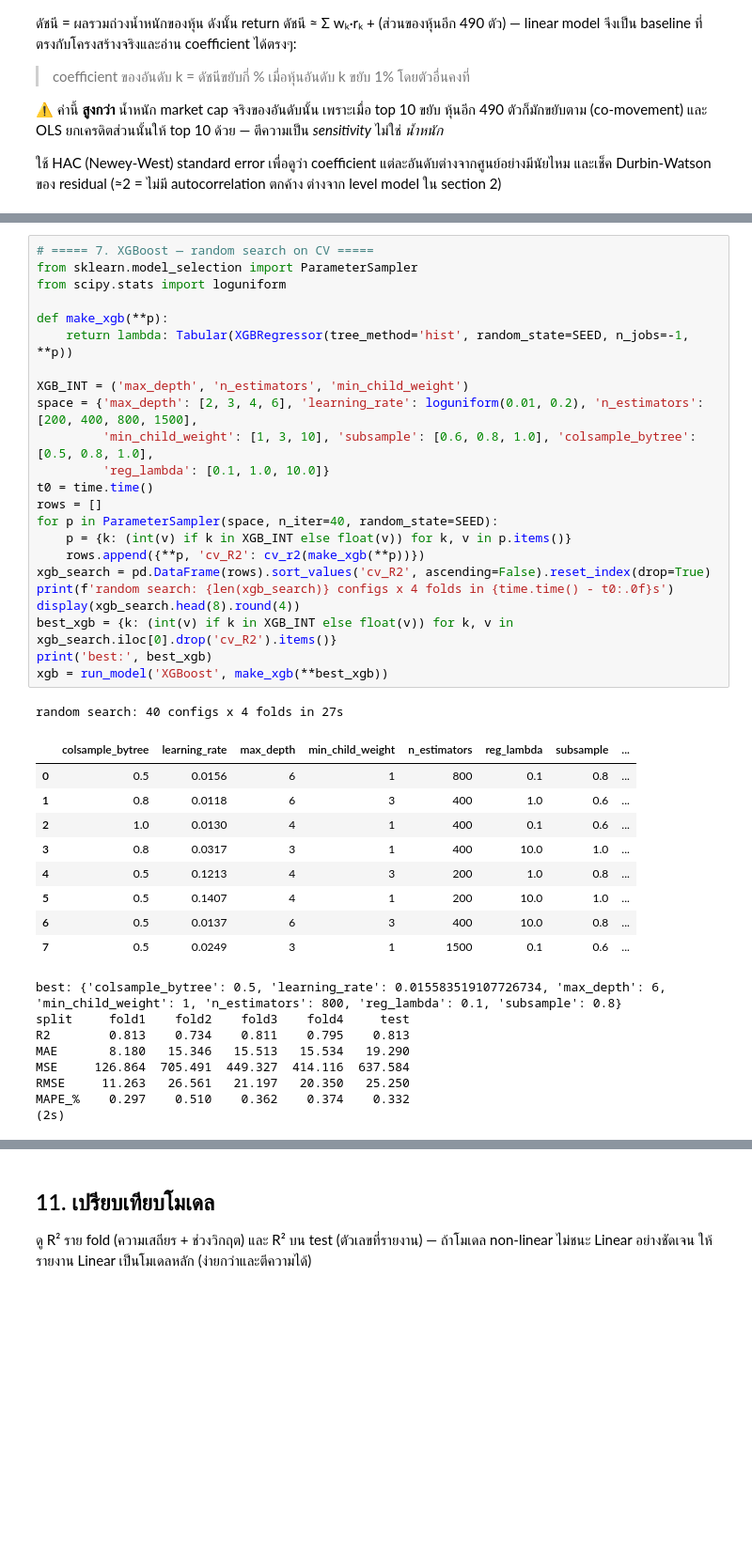
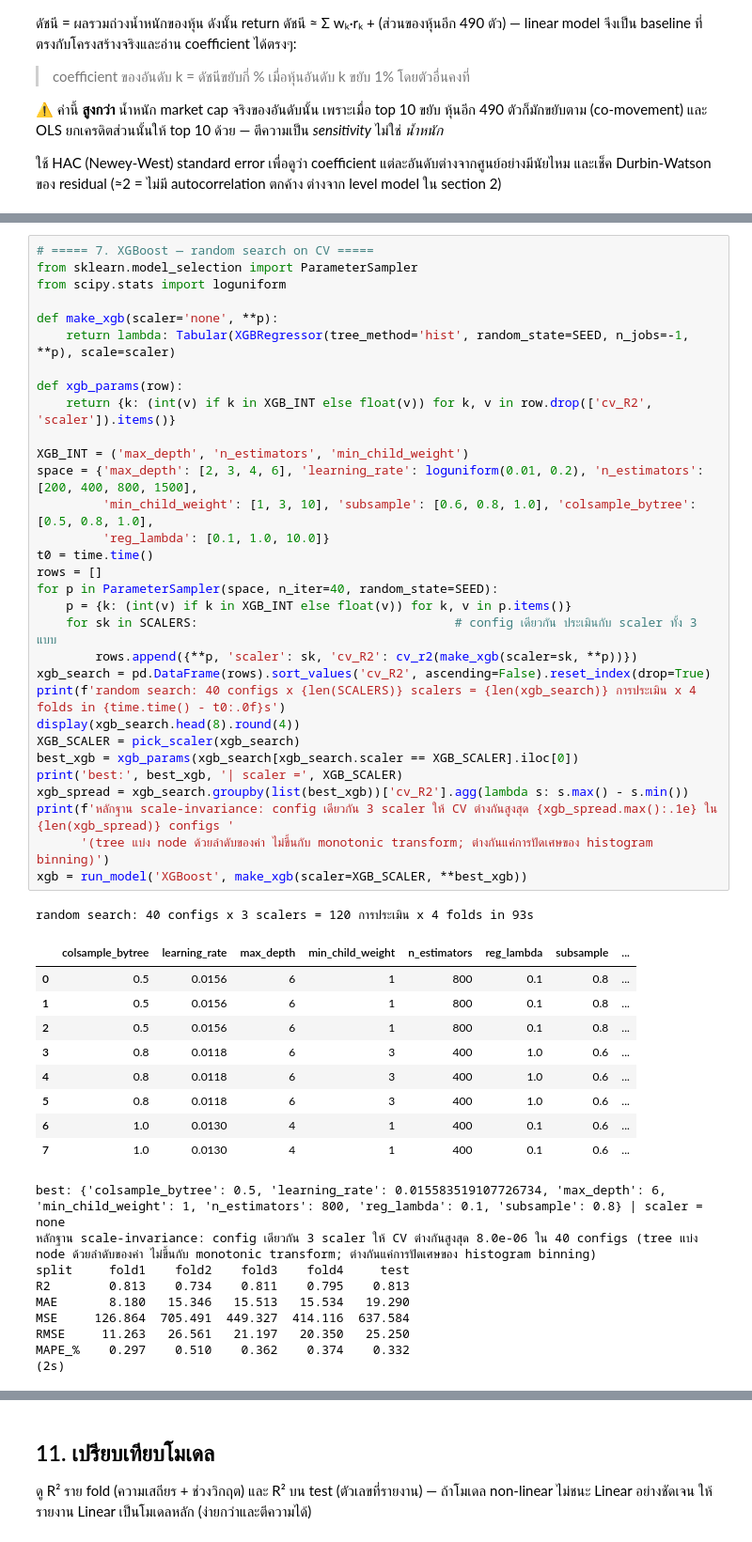
Before and after one commit to Chaut007/sp500_top10_influence, a Jupyter notebook: sp500_top10_influence.ipynb, the cells around one changed output, grey strips where cells are left out. Shown at 94% size. Drawn from its saved outputs; the diff is of its cells as text; blank space fills up the shorter version.

```diff
--- a/sp500_top10_influence.ipynb
+++ b/sp500_top10_influence.ipynb
@@ -664,38 +704,47 @@ Ridge coefficients (หน่วยเดิม, ต่อ 1% return): {'r_1': n
 # %%
 # ===== 7. XGBoost — random search on CV =====
 from sklearn.model_selection import ParameterSampler
 from scipy.stats import loguniform
 
-def make_xgb(**p):
-    return lambda: Tabular(XGBRegressor(tree_method='hist', random_state=SEED, n_jobs=-1, **p))
+def make_xgb(scaler='none', **p):
+    return lambda: Tabular(XGBRegressor(tree_method='hist', random_state=SEED, n_jobs=-1, **p), scale=scaler)
+
+def xgb_params(row):
+    return {k: (int(v) if k in XGB_INT else float(v)) for k, v in row.drop(['cv_R2', 'scaler']).items()}
 
 XGB_INT = ('max_depth', 'n_estimators', 'min_child_weight')
 space = {'max_depth': [2, 3, 4, 6], 'learning_rate': loguniform(0.01, 0.2), 'n_estimators': [200, 400, 800, 1500],
          'min_child_weight': [1, 3, 10], 'subsample': [0.6, 0.8, 1.0], 'colsample_bytree': [0.5, 0.8, 1.0],
          'reg_lambda': [0.1, 1.0, 10.0]}
 t0 = time.time()
 rows = []
 for p in ParameterSampler(space, n_iter=40, random_state=SEED):
     p = {k: (int(v) if k in XGB_INT else float(v)) for k, v in p.items()}
-    rows.append({**p, 'cv_R2': cv_r2(make_xgb(**p))})
+    for sk in SCALERS:                                   # config เดียวกัน ประเมินกับ scaler ทั้ง 3 แบบ
+        rows.append({**p, 'scaler': sk, 'cv_R2': cv_r2(make_xgb(scaler=sk, **p))})
 xgb_search = pd.DataFrame(rows).sort_values('cv_R2', ascending=False).reset_index(drop=True)
-print(f'random search: {len(xgb_search)} configs x 4 folds in {time.time() - t0:.0f}s')
+print(f'random search: 40 configs x {len(SCALERS)} scalers = {len(xgb_search)} การประเมิน x 4 folds in {time.time() - t0:.0f}s')
 display(xgb_search.head(8).round(4))
-best_xgb = {k: (int(v) if k in XGB_INT else float(v)) for k, v in xgb_search.iloc[0].drop('cv_R2').items()}
-print('best:', best_xgb)
-xgb = run_model('XGBoost', make_xgb(**best_xgb))
+XGB_SCALER = pick_scaler(xgb_search)
+best_xgb = xgb_params(xgb_search[xgb_search.scaler == XGB_SCALER].iloc[0])
+print('best:', best_xgb, '| scaler =', XGB_SCALER)
+xgb_spread = xgb_search.groupby(list(best_xgb))['cv_R2'].agg(lambda s: s.max() - s.min())
+print(f'หลักฐาน scale-invariance: config เดียวกัน 3 scaler ให้ CV ต่างกันสูงสุด {xgb_spread.max():.1e} ใน {len(xgb_spread)} configs '
+      '(tree แบ่ง node ด้วยลำดับของค่า ไม่ขึ้นกับ monotonic transform; ต่างกันแค่การปัดเศษของ histogram binning)')
+xgb = run_model('XGBoost', make_xgb(scaler=XGB_SCALER, **best_xgb))
 # %% [output]
-random search: 40 configs x 4 folds in 27s
+random search: 40 configs x 3 scalers = 120 การประเมิน x 4 folds in 93s
 |  | colsample_bytree | learning_rate | max_depth | min_child_weight | n_estimators | reg_lambda | subsample | ... |
 | 0 | 0.5 | 0.0156 | 6 | 1 | 800 | 0.1 | 0.8 | ... |
-| 1 | 0.8 | 0.0118 | 6 | 3 | 400 | 1.0 | 0.6 | ... |
-| 2 | 1.0 | 0.0130 | 4 | 1 | 400 | 0.1 | 0.6 | ... |
-| 3 | 0.8 | 0.0317 | 3 | 1 | 400 | 10.0 | 1.0 | ... |
-| 4 | 0.5 | 0.1213 | 4 | 3 | 200 | 1.0 | 0.8 | ... |
-| 5 | 0.5 | 0.1407 | 4 | 1 | 200 | 10.0 | 1.0 | ... |
-| 6 | 0.5 | 0.0137 | 6 | 3 | 400 | 10.0 | 0.8 | ... |
-| 7 | 0.5 | 0.0249 | 3 | 1 | 1500 | 0.1 | 0.6 | ... |
+| 1 | 0.5 | 0.0156 | 6 | 1 | 800 | 0.1 | 0.8 | ... |
+| 2 | 0.5 | 0.0156 | 6 | 1 | 800 | 0.1 | 0.8 | ... |
+| 3 | 0.8 | 0.0118 | 6 | 3 | 400 | 1.0 | 0.6 | ... |
+| 4 | 0.8 | 0.0118 | 6 | 3 | 400 | 1.0 | 0.6 | ... |
+| 5 | 0.8 | 0.0118 | 6 | 3 | 400 | 1.0 | 0.6 | ... |
+| 6 | 1.0 | 0.0130 | 4 | 1 | 400 | 0.1 | 0.6 | ... |
+| 7 | 1.0 | 0.0130 | 4 | 1 | 400 | 0.1 | 0.6 | ... |
-best: {'colsample_bytree': 0.5, 'learning_rate': 0.015583519107726734, 'max_depth': 6, 'min_child_weight': 1, 'n_estimators': 800, 'reg_lambda': 0.1, 'subsample': 0.8}
+best: {'colsample_bytree': 0.5, 'learning_rate': 0.015583519107726734, 'max_depth': 6, 'min_child_weight': 1, 'n_estimators': 800, 'reg_lambda': 0.1, 'subsample': 0.8} | scaler = none
+หลักฐาน scale-invariance: config เดียวกัน 3 scaler ให้ CV ต่างกันสูงสุด 8.0e-06 ใน 40 configs (tree แบ่ง node ด้วยลำดับของค่า ไม่ขึ้นกับ monotonic transform; ต่างกันแค่การปัดเศษของ histogram binning)
 split     fold1    fold2    fold3    fold4     test
 R2        0.813    0.734    0.811    0.795    0.813
 MAE       8.180   15.346   15.513   15.534   19.290
```
Also changed, not shown: parts of 17 cells of this notebook, 3 other files.
